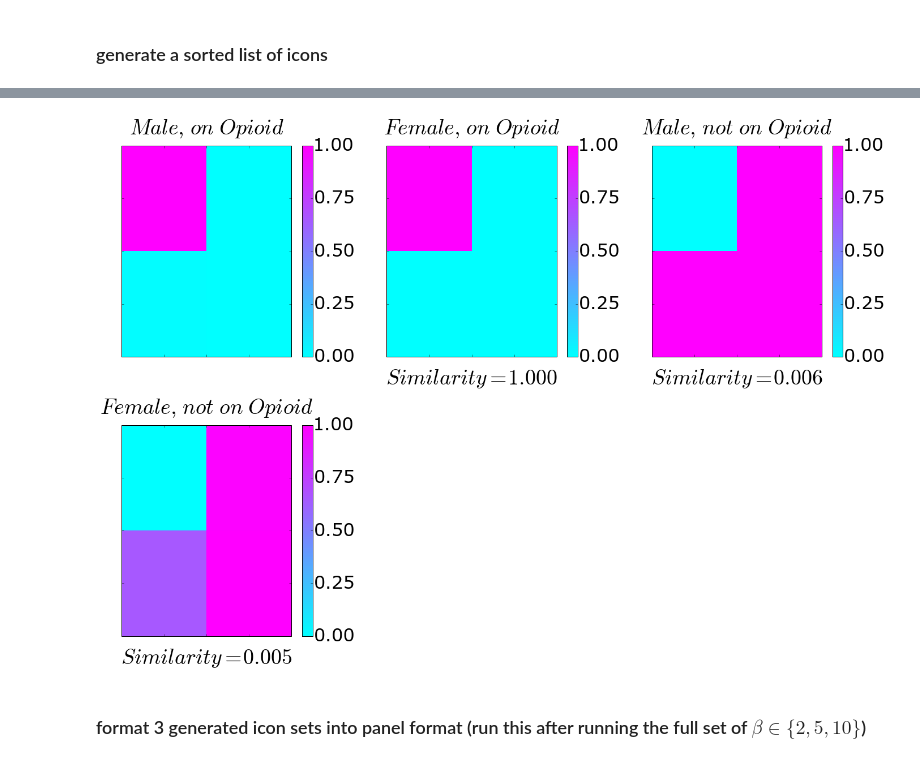
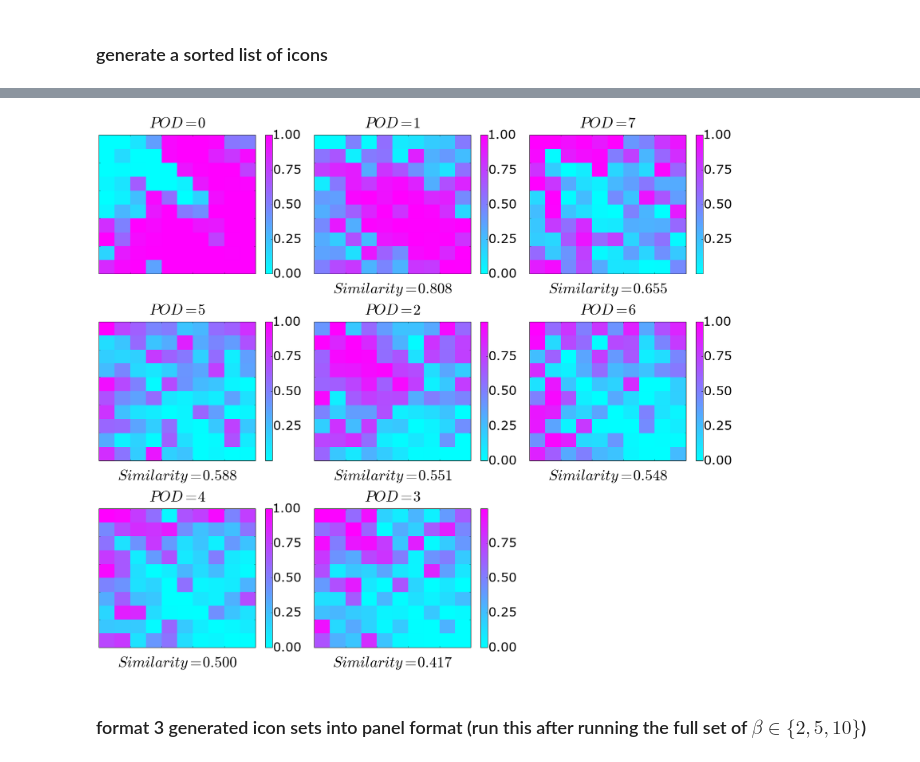
Before and after one commit to pvnick/tempos, a Jupyter notebook: pain_sax_ported.ipynb, the cells around one changed output, grey strips where cells are left out. Cells and saved outputs as stored; diff of their text form; code cells hidden in the pictures.

```diff
--- a/pain_sax_ported.ipynb
+++ b/pain_sax_ported.ipynb
@@ -823,0 +1018,3 @@ plt.show()
+# %%
+start_cutoff_pain_data["patient_with_podcounter"] = start_cutoff_pain_data.PatientID.apply(lambda val: str(val)) + ":" + start_cutoff_pain_data.PODcounter.apply(lambda val: str(val))
+start_cutoff_pain_data["patient_with_podcounter"]
@@ -838,6 +1053,12 @@ start_cutoff_pain_data["custom_column"] = start_cutoff_pain_data["Gender"].apply
     "Male, " if val == "MALE" else "Female, ") + \
     start_cutoff_pain_data["Opioid"].apply(lambda val: \
     ("on " if val == True else "not on ") + "Opioid")
+# %%
+start_cutoff_pain_data.dropna(subset=["Age_Group", "Opioid"], inplace=True)
+start_cutoff_pain_data["custom_column"] = start_cutoff_pain_data["Age_Group"].apply(lambda val: \
+    "Age" + (r"\geq{85}" if val == "85 or Greater" else " " + val) + ", ") + \
+    start_cutoff_pain_data["Opioid"].apply(lambda val: \
+    ("on " if val == True else "not on ") + "Opioid")
 # %%
 start_cutoff_pain_data.dropna(subset=["Opioid"], inplace=True)
 start_cutoff_pain_data["custom_column"] = start_cutoff_pain_data.Opioid.apply(lambda val: \
@@ -866,0 +1100,13 @@ Name: custom_column, Length: 213267, dtype: object
+# %%
+cluster_column="custom_column"
+needed_columns = start_cutoff_pain_data[[cluster_column, "patient_with_podcounter"]]
+unique_needed_columns = needed_columns.sort(columns=[cluster_column]).drop_duplicates()
+unique_needed_columns_indexed = unique_needed_columns.set_index(["patient_with_podcounter"])
+cluster_info_joined_with_motifs=pd.concat([unique_needed_columns_indexed, motif_matrices_by_patient_pod], axis=1)
+cluster_info_joined_with_motifs.index.names=["patient_with_podcounter"]
+clustered_motif_matrices = cluster_info_joined_with_motifs \
+    .reset_index() \
+    .dropna() \
+    .set_index([cluster_column, "patient_with_podcounter"]) \
+    .sort_index()
+clustered_motif_matrices
@@ -870,14 +1136,14 @@ Name: custom_column, Length: 213267, dtype: object
 #clustered_motif_matrices = get_clustered_motif_matrices("Gender")
 #clustered_motif_matrices = get_clustered_motif_matrices("custom_column")
 #clustered_motif_matrices = get_clustered_motif_matrices("Age_Group")
-clustered_motif_matrices = get_clustered_motif_matrices("custom_column")
+#clustered_motif_matrices = get_clustered_motif_matrices("custom_column")
 clustered_motif_matrices_grouped = clustered_motif_matrices.groupby(level=0)
 cluster_sample_sizes = clustered_motif_matrices_grouped.count()
 individual_motif_counts_by_cluster = clustered_motif_matrices_grouped.sum()
 total_motif_quantities_by_cluster = individual_motif_counts_by_cluster.sum(axis=1)
 motif_proportions_clusters = individual_motif_counts_by_cluster.apply(lambda val: val / total_motif_quantities_by_cluster)
 cluster_criteria = motif_proportions_clusters.index
-icons = pd.DataFrame(columns = motif_matrices_by_patient.columns, index = pd.Index(data=[], name="theta"))
+icons = pd.DataFrame(columns = clustered_motif_matrices.columns, index = pd.Index(data=[], name="theta"))
 for criterion in cluster_criteria:
     motif_proportions_cluster = motif_proportions_clusters.ix[criterion]
     cluster_n = cluster_sample_sizes.ix[criterion][0]
@@ -889,8 +1155,7 @@ for criterion in cluster_criteria:
         numerators = motif_importance_sample.apply(lambda row: row <= motif_proportions_cluster, axis=1).sum()
         denominators = motif_importance_sample.count()
         CDF = numerators / denominators
-        pvals = 1 - CDF
-        icon = pvals
+        icon = CDF
         icons.ix[str(criterion)] = icon
     else:
         print("Skipping theta=" + str(criterion) + " - nc=" + str(cluster_n))
@@ -1081,48 +1374,47 @@ all_theta_similarities
 |  |  | ... |
 64 rows × 1 columns
 # %%
-
-first_icon_theta = "Male, on Opioid"
+first_icon_theta = "POD=0"
 theta_and_similarities = all_theta_similarities.ix[first_icon_theta]
 thetas_sorted = theta_and_similarities.sort(columns="similarity", ascending=False).index
 fig, axes = plt.subplots(nrows=3,
                          ncols=3,
-                         figsize=(20,20))
+                         figsize=(23,20))
 axes_flattened = axes.flatten()
 plt.hold(True)
 axis_index = 0
 for theta in thetas_sorted:
     ax = axes_flattened[axis_index]
     icon = icons.ix[theta]
     icon_side = np.sqrt(icon.count()).astype(int)
     #hide distracting axis ticks
     ax.tick_params(labelbottom='off',
                    labelleft='off')
     ax.set_title(label="$" + string.replace(theta, ' ', '\ ') + "$", fontsize=38, y=1.04)
     similarity = theta_and_similarities.ix[theta].similarity
     angle_text = "0"
     if similarity < 1:
         angle_text = np.rad2deg(np.arccos(similarity)).astype(int).astype(str)
     if theta != first_icon_theta:
         ax.set_xlabel(xlabel=r"$Similarity = " + ('%.3f' % similarity) + "$", \
                       fontsize=38, labelpad = 20)
     else:
         ax.set_xlabel(xlabel=r"a", color="white", fontsize=38, labelpad = 20)
     pixel_data = icon.reshape([icon_side, icon_side]).astype(float)
-    heatmap = ax.pcolor(pixel_data, cmap = plt.cool(), vmin=0, vmax=1)
+    heatmap = ax.pcolor(pixel_data, cmap = plt.cool()) #, vmin=0, vmax=1)
     ax.invert_yaxis()
     cbar = fig.colorbar(heatmap, ax=ax)
     cbar.ax.tick_params(labelsize=32)
     cbar.set_ticks(np.linspace(0, 1, 5))
     axis_index = axis_index + 1
 for remaining_axis_index in range(axis_index, len(axes_flattened)):
     ax = axes_flattened[remaining_axis_index]
     fig.delaxes(ax)
 plt.tight_layout(pad=1.6)
 plt.savefig("/tmp/icons_beta" + str(icon_side) + ".pdf", bbox_inches="tight")
 plt.show()
 # %% [output]
-[figure, old version]
+[figure, new version]
 # %% [markdown]
 ### format 3 generated icon sets into panel format (run this after running the full set of $\beta \in \{2,5,10\}$)
 # %%
```
Also changed, not shown: parts of 24 cells of this notebook, 1 other file.
